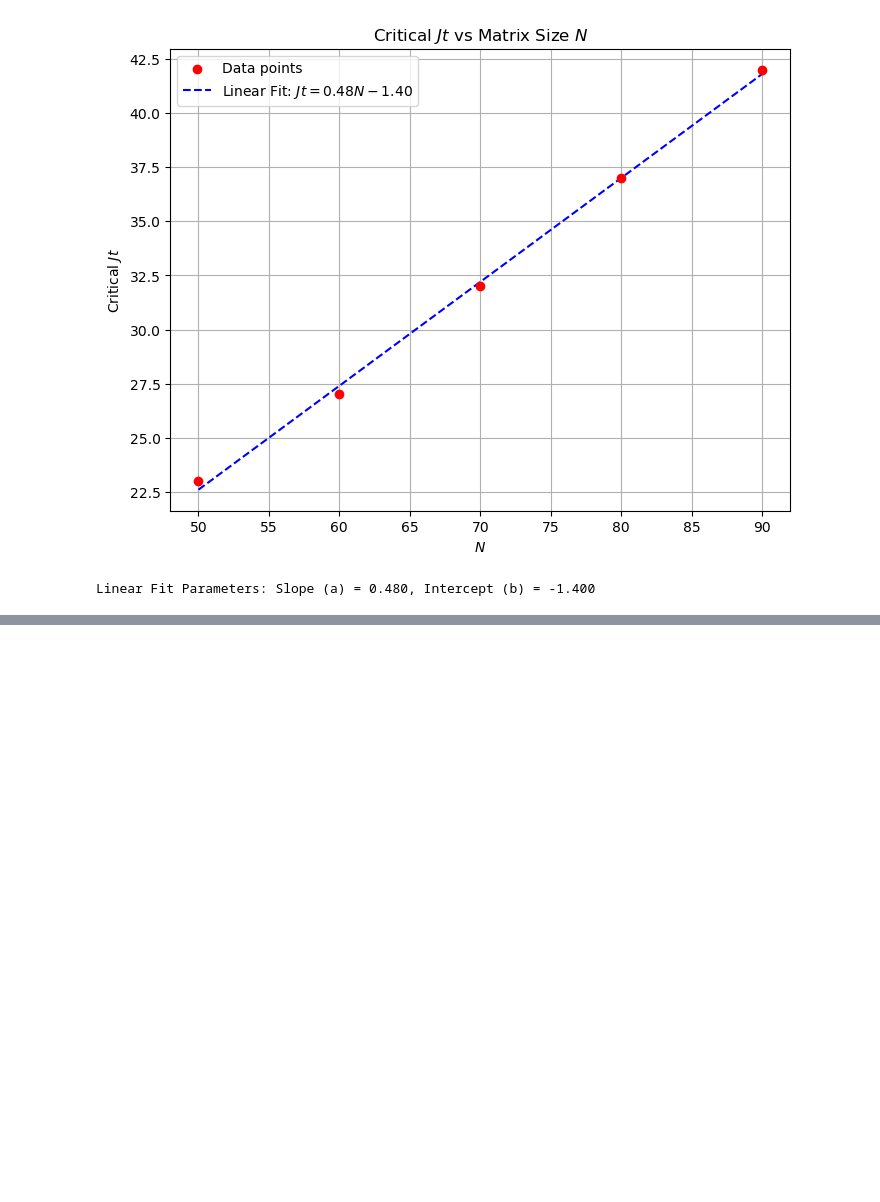
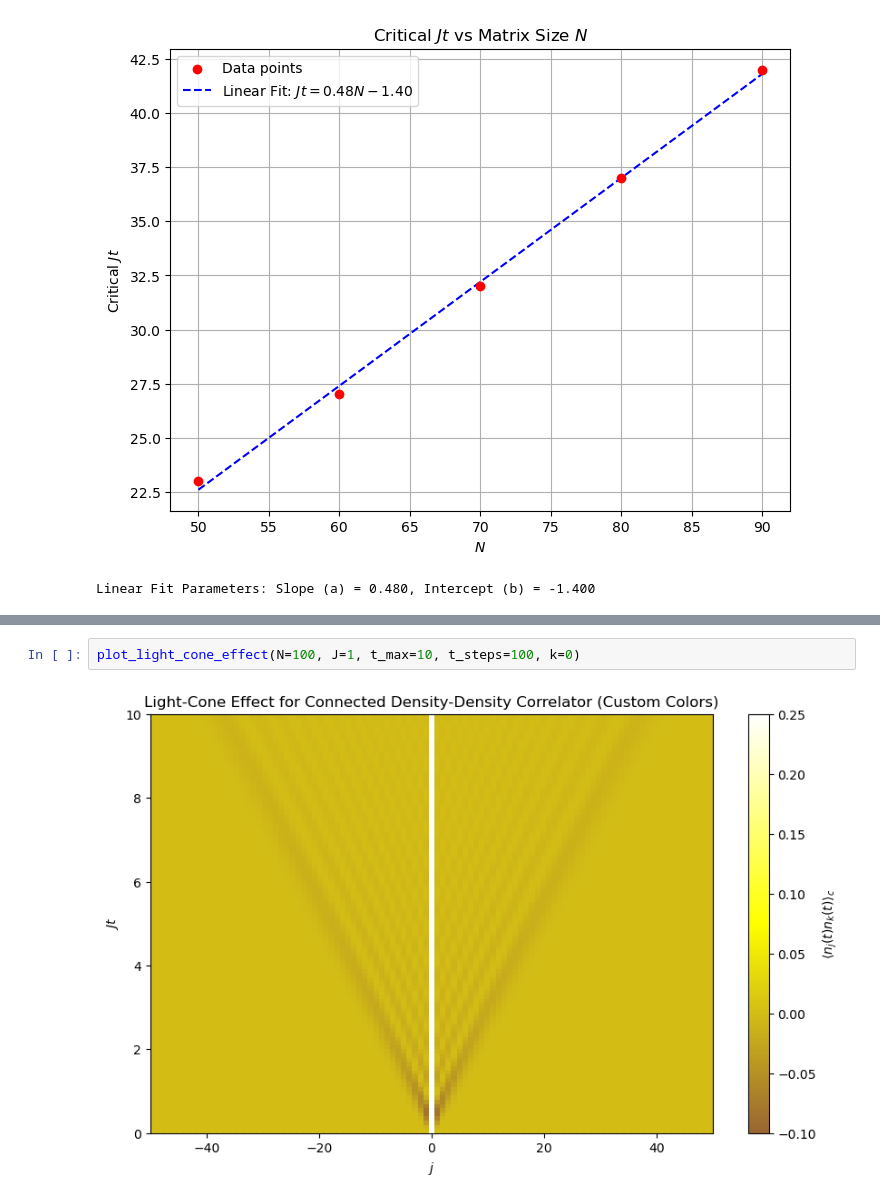
Before and after one commit to FedericoTonetto/Ising_chain_1D, a Jupyter notebook: hopping_model_time_evolution_covariance_matrix.ipynb, the cells around one changed output, grey strips where cells are left out. Saved outputs shown, nothing was run; the diff lists cells and outputs as text; blank space fills up the shorter version.

```diff
--- a/hopping_model_time_evolution_covariance_matrix.ipynb
+++ b/hopping_model_time_evolution_covariance_matrix.ipynb
@@ -239,0 +302,4 @@ Linear Fit Parameters: Slope (a) = 0.480, Intercept (b) = -1.400
+# %%
+plot_light_cone_effect(N=100, J=1, t_max=10, t_steps=100, k=0)
+# %% [output]
+[figure, added]
```
Also changed, not shown: parts of 5 cells of this notebook.
